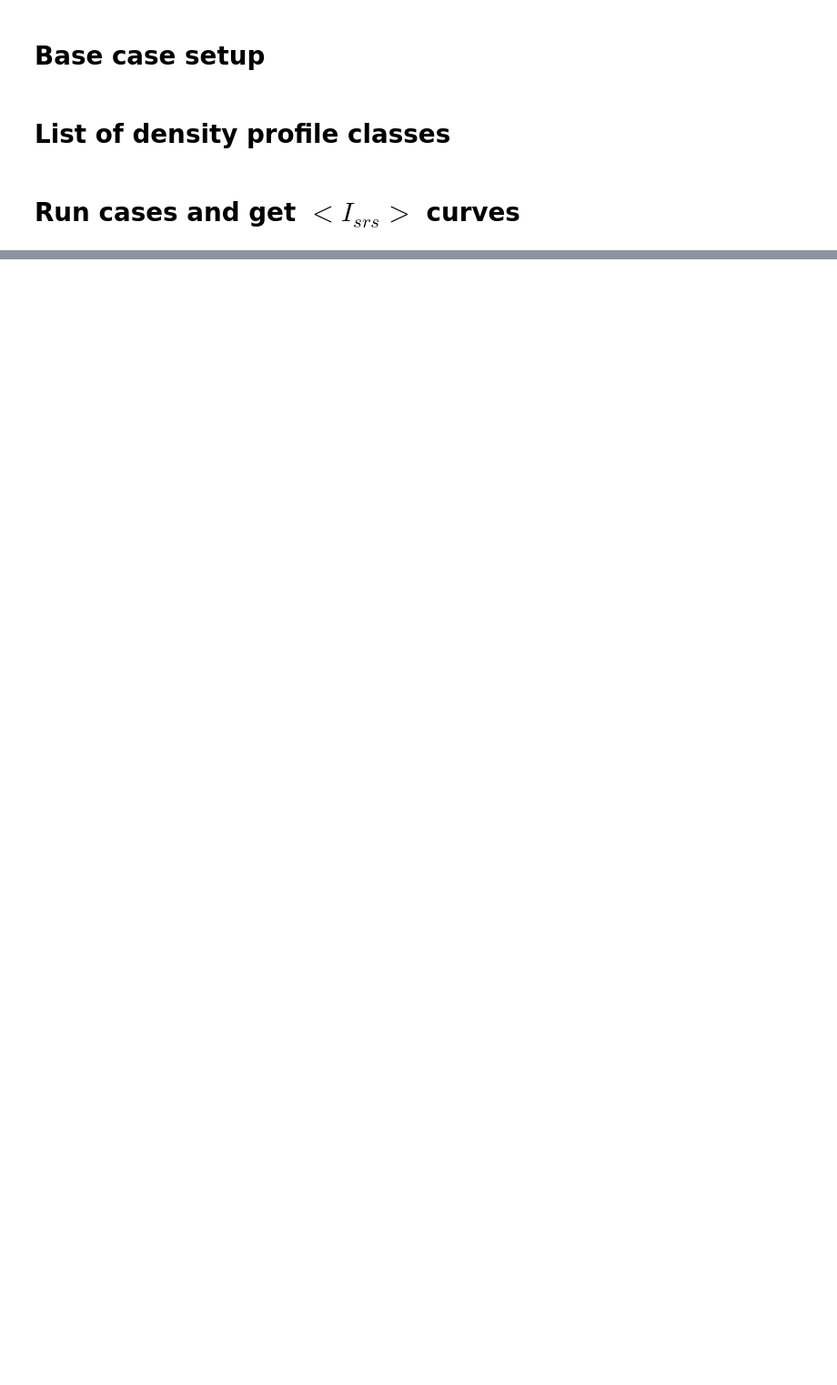
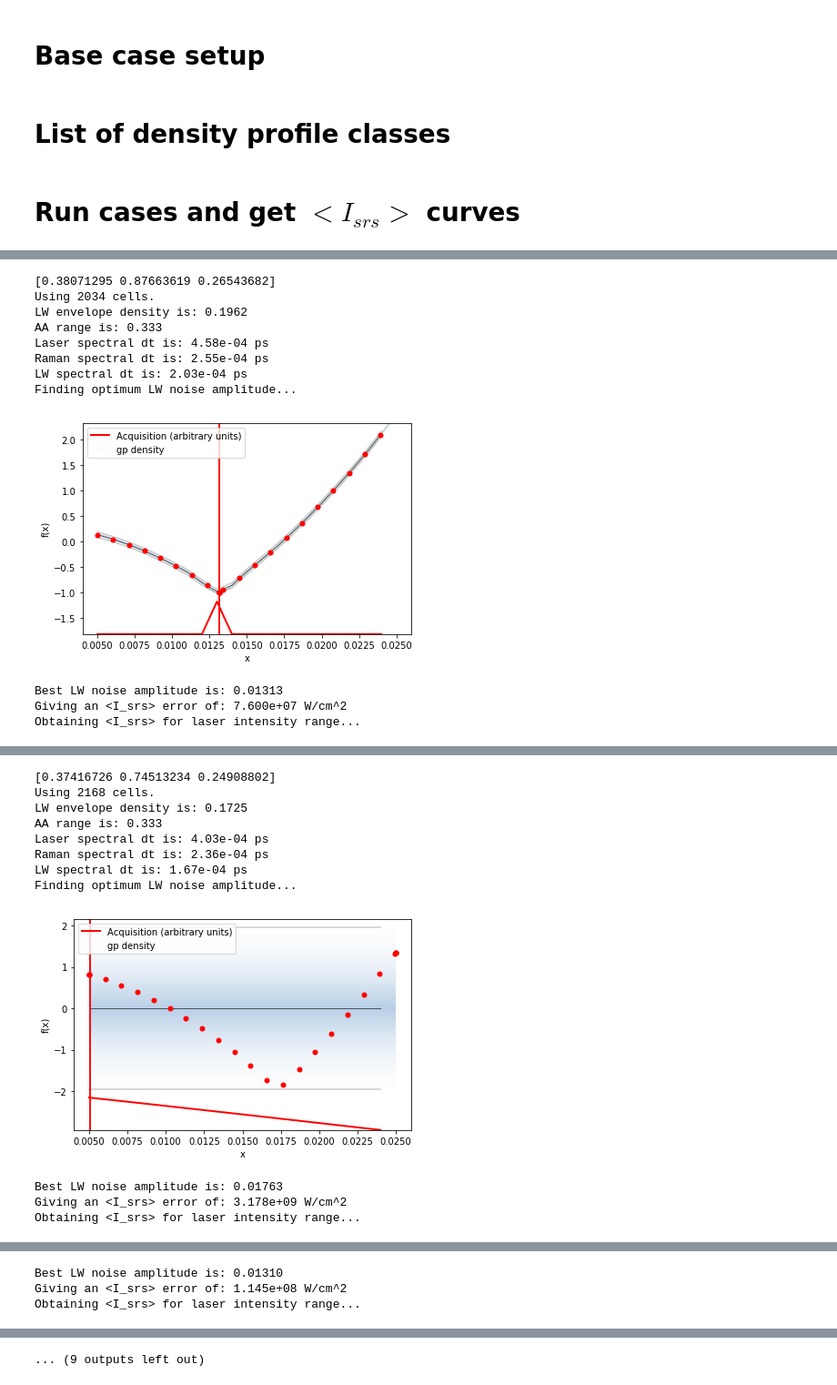
Before and after one commit to andrewanguswarwick/lpse_workflow, a Jupyter notebook: random_srs/case_workflow.ipynb, the cells around one changed output, grey strips where cells are left out. Shown at 91% size. Drawn from its saved outputs; the diff is of its cells as text; code cells hidden in the pictures; blank space fills up the shorter version.

```diff
--- a/random_srs/case_workflow.ipynb
+++ b/random_srs/case_workflow.ipynb
@@ -77,17 +85,17 @@ lc.raman.sourceTerm.lw.enable = 'true'
 lc.raman.evolution.Labc = 3
 lc.raman.evolution.Loff = 1
 # fd solvers
-lc.laser.solver = 'fd'
-lc.laser.evolution.solverOrder = 4
-lc.laser.evolution.dtFraction = 0.95
-lc.raman.solver = 'fd'
-lc.raman.evolution.solverOrder = 2
-lc.raman.evolution.dtFraction = 0.95
+# lc.laser.solver = 'fd'
+# lc.laser.evolution.solverOrder = 4
+# lc.laser.evolution.dtFraction = 0.95
+# lc.raman.solver = 'fd'
+# lc.raman.evolution.solverOrder = 2
+# lc.raman.evolution.dtFraction = 0.95
 # spectral solvers
-# lc.laser.solver = 'spectral'
-# lc.laser.spectral.dt = 2e-6
-# lc.raman.solver = 'spectral'
-# lc.raman.spectral.dt = 2e-6
+lc.laser.solver = 'spectral'
+lc.laser.spectral.dt = 2e-6 # ps
+lc.raman.solver = 'spectral'
+lc.raman.spectral.dt = 2e-6
 lpse.add_class(lc)
 # %%
 ls = wf.light_source()
@@ -141,6 +149,7 @@ pp32 = copy.deepcopy(pp)
 pp32.densityProfile.NminOverNc = 0.14
 pp32.densityProfile.NmaxOverNc = 0.16
 dens = [pp12,pp21,pp22,pp23,pp32]
+cdens = [0.15,0.12,0.15,0.20,0.15]
 dlabs = ['Ln=300um; nmid=0.15','Ln=500um; nmid=0.12',\
          'Ln=500um; nmid=0.15','Ln=500um; nmid=0.20',\
          'Ln=1000um; nmid=0.15']
@@ -148,11 +157,20 @@ dlabs = ['Ln=300um; nmid=0.15','Ln=500um; nmid=0.12',\
 # Run cases and get $<I_{srs}>$ curves
 # %%
 # GPy Opt training set
+fresh_training = True
 tavg = 2
-cpus = 10
+cpus = 20
 train = 20
 Isrs0 = 8e10
-t0 = stopwatch()
-x0,y0 = rs.amp_par(lpse,dens,dlabs,tavg,Isrs0,cpus,train)
-t1 = stopwatch()
-print(f'Time taken: {t1-t0:0.3f}s')
+cells_per_wvl = 5
+if fresh_training:
+  t0 = stopwatch()
+  x0,y0 = rs.amp_par(lpse,dens,cdens,dlabs,tavg,Isrs0,\
+                     cpus,train,cells_per_wvl)
+  t1 = stopwatch()
+  print(f'Time taken: {t1-t0:0.3f}s')
+  with open('train.pickle', 'wb') as f:
+    pickle.dump([x0,y0], f)
+else:
+  with open('train.pickle', 'rb') as f:
+    x0,y0 = pickle.load(f)
@@ -159,16 +219,30 @@ print(f'Time taken: {t1-t0:0.3f}s')
 # %%
 # Isrs curves
 fresh_results = True
 Irange = np.logspace(14,16,20)
 if fresh_results:
   t0 = stopwatch()
-  isrs = rs.Isrs_dens(lpse,dens,dlabs,tavg=tavg,Isrs0=Isrs0,\
+  isrs = rs.Isrs_dens(lpse,dens,cdens,dlabs,tavg=tavg,Isrs0=Isrs0,\
                       Irange=Irange,x0=x0,y0=y0,\
-                      parallel=True,cpus=cpus)
+                      parallel=True,cpus=cpus,\
+                      cells_per_wvl=cells_per_wvl)
   t1 = stopwatch()
   print(f'Time taken: {t1-t0:0.3f}s')
   with open('isrs.pickle', 'wb') as f:
     pickle.dump(isrs, f)
 else:
   with open('isrs.pickle', 'rb') as f:
     isrs = pickle.load(f)
+# %% [output]
+[0.38071295 0.87663619 0.26543682]
+Using 2034 cells.
+LW envelope density is: 0.1962
+AA range is: 0.333
+Laser spectral dt is: 4.58e-04 ps
+Raman spectral dt is: 2.55e-04 ps
+LW spectral dt is: 2.03e-04 ps
+Finding optimum LW noise amplitude...
+[figure, added]
+Best LW noise amplitude is: 0.01313
+Giving an <I_srs> error of: 7.600e+07 W/cm^2
+Obtaining <I_srs> for laser intensity range...
@@ -174,0 +250,12 @@ else:
+[0.37416726 0.74513234 0.24908802]
+Using 2168 cells.
+LW envelope density is: 0.1725
+AA range is: 0.333
+Laser spectral dt is: 4.03e-04 ps
+Raman spectral dt is: 2.36e-04 ps
+LW spectral dt is: 1.67e-04 ps
+Finding optimum LW noise amplitude...
+[figure, added]
+Best LW noise amplitude is: 0.01763
+Giving an <I_srs> error of: 3.178e+09 W/cm^2
+Obtaining <I_srs> for laser intensity range...
@@ -174,0 +272,3 @@ else:
+Best LW noise amplitude is: 0.01310
+Giving an <I_srs> error of: 1.145e+08 W/cm^2
+Obtaining <I_srs> for laser intensity range...
@@ -175,3 +276,4 @@ else:
+... (9 outputs left out)
 # %%
 # Plot curves
 for i in range(len(dlabs)):
```
Also changed, not shown: parts of 7 cells of this notebook, 8 other files.
